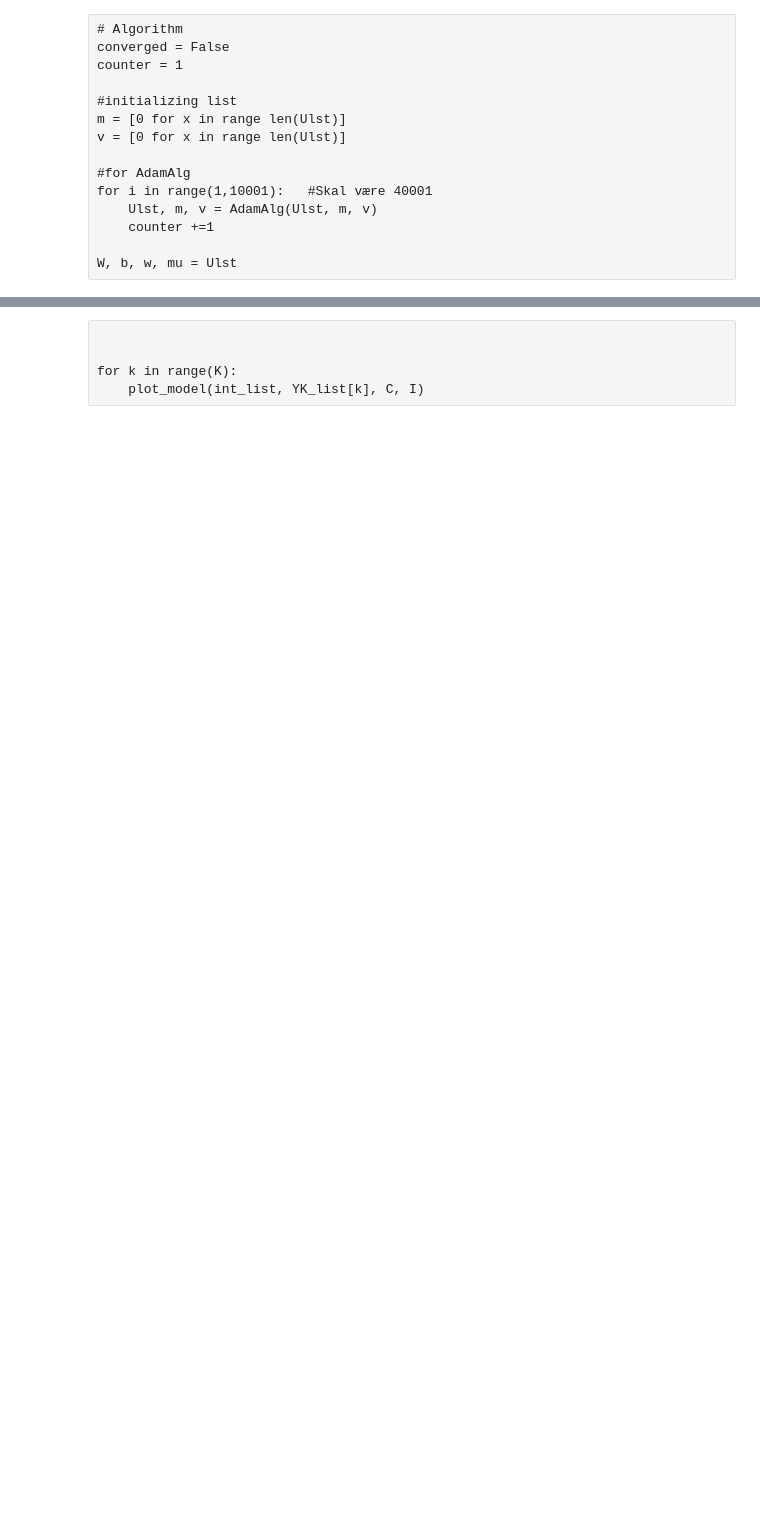
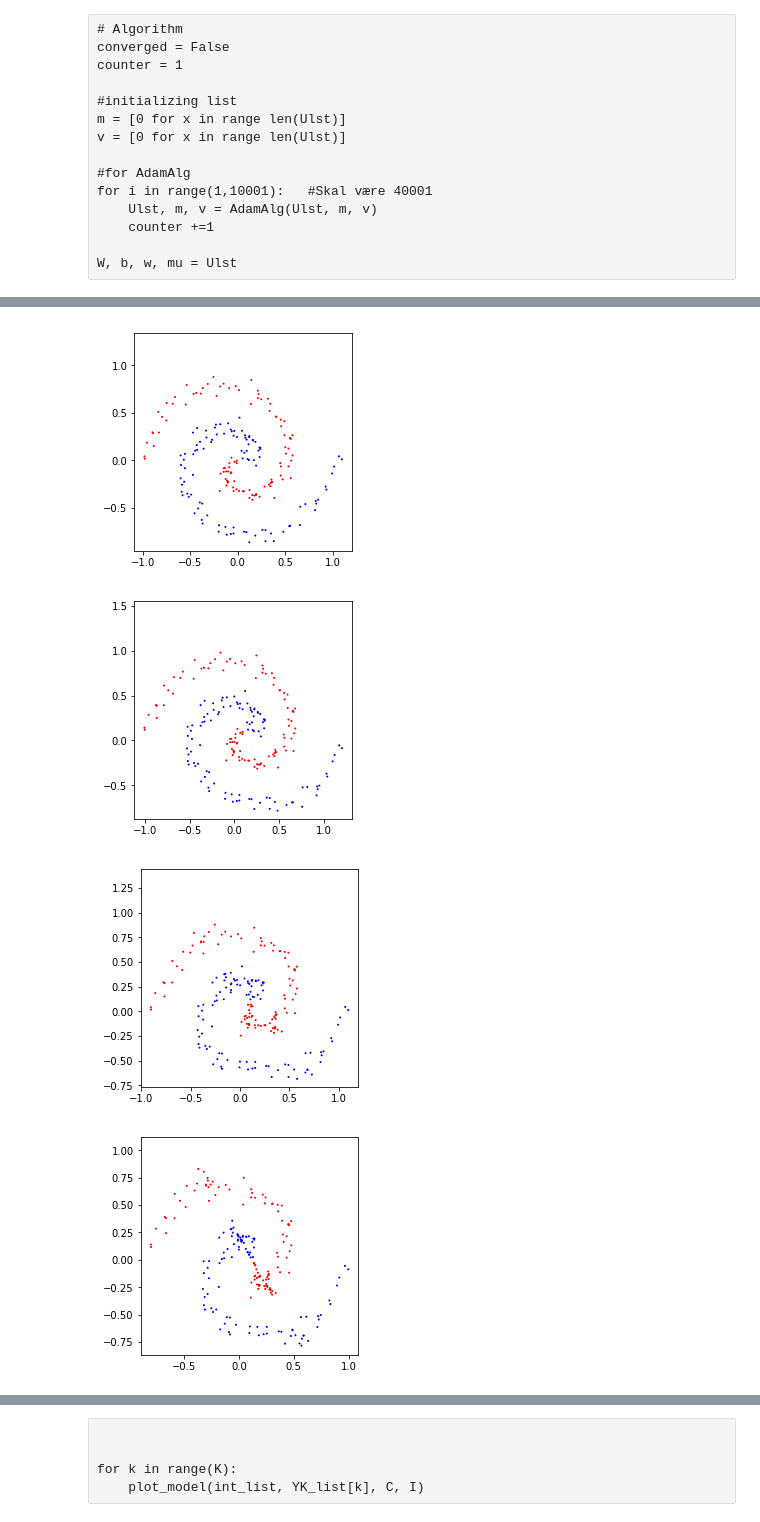
Before and after one commit to frederni/Vitber-2, a Jupyter notebook: Prosjekt 2 masterdoc-fin.ipynb, the cells around one changed output, grey strips where cells are left out. Drawn from its saved outputs; the diff is of its cells as text; code cells hidden in the pictures; blank space fills up the shorter version.

```diff
--- a/Prosjekt 2 masterdoc-fin.ipynb
+++ b/Prosjekt 2 masterdoc-fin.ipynb
@@ -193,0 +177,35 @@ plot_progression(trainedY, getColorFromLabel(testC))
+# %%
+from plotting import *
+
+def checkResults(n=I):
+    testY, testC = get_data_spiral_2d(n)
+    trainedY = YK(W, b, testY)
+    lastY = trainedY[K,:,:]
+    trainedZ = Zf(w,mu,lastY)
+
+    J_new=Jf(trainedZ,testC)
+    numTrue=0
+    numJTrue = 0
+    print(J_new)
+    for i in range(n):
+        if testC[i][0]:
+            numTrue+=1
+        if trainedZ[i][0] >= 0.75:
+            print(trainedZ[i][0])
+            numJTrue+=1
+    print("Antall true:", numTrue)
+    print("Ifølge J:", numJTrue)
+    print("Andel riktige, ", numJTrue/numTrue*100, "%", sep="")
+
+testY, testC = get_data_spiral_2d(200)
+trainedY = YK(W, b, testY)
+lastY = trainedY[K,:,:]
+trainedZ = Zf(w,mu,lastY)
+
+trainedY = YK(W, b, testY)
+plot_progression(trainedY, getColorFromLabel(testC))
+# %% [output]
+[figure, added]
+[figure, added]
+[figure, added]
+[figure, added]
```
Also changed, not shown: parts of 13 cells of this notebook.
